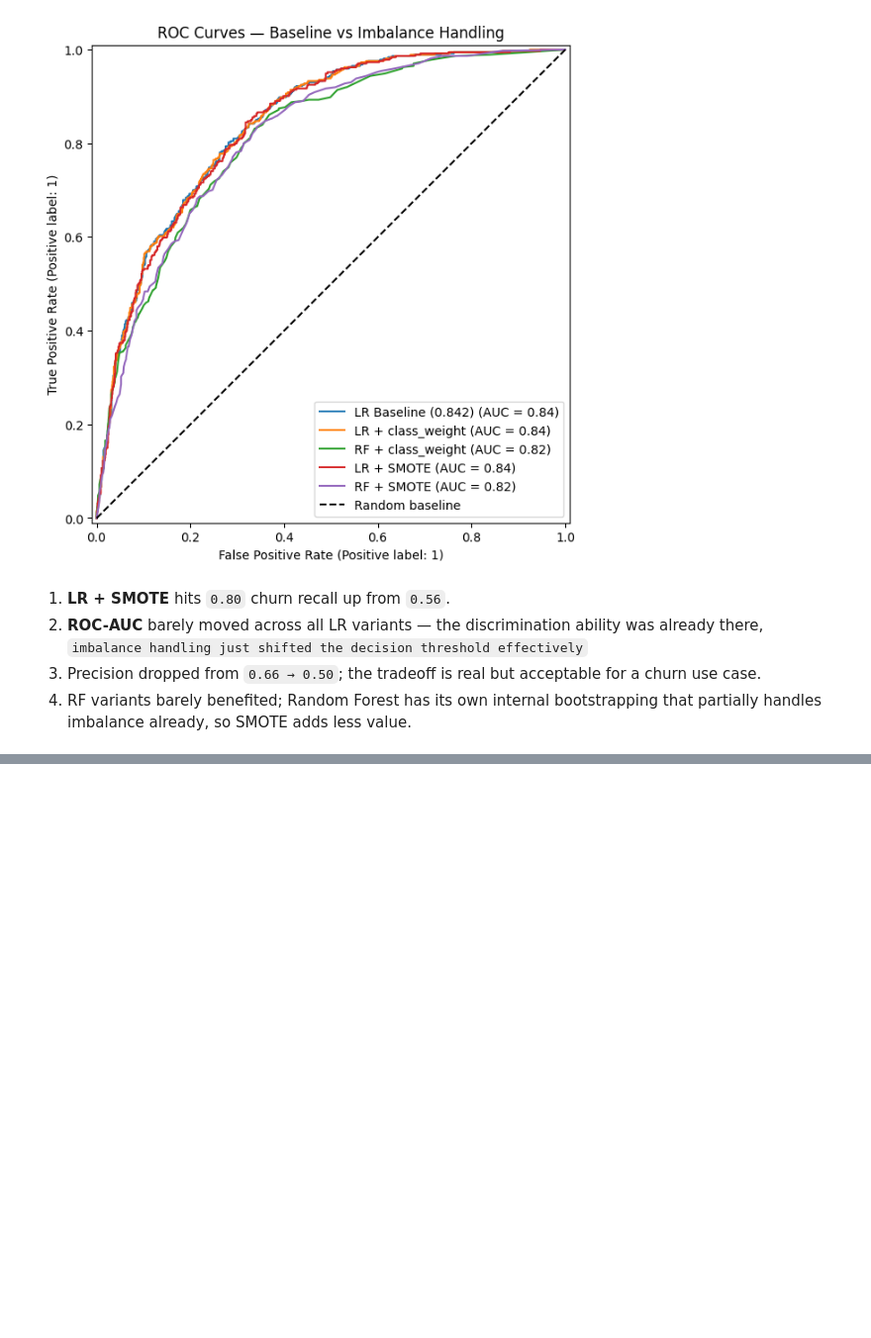
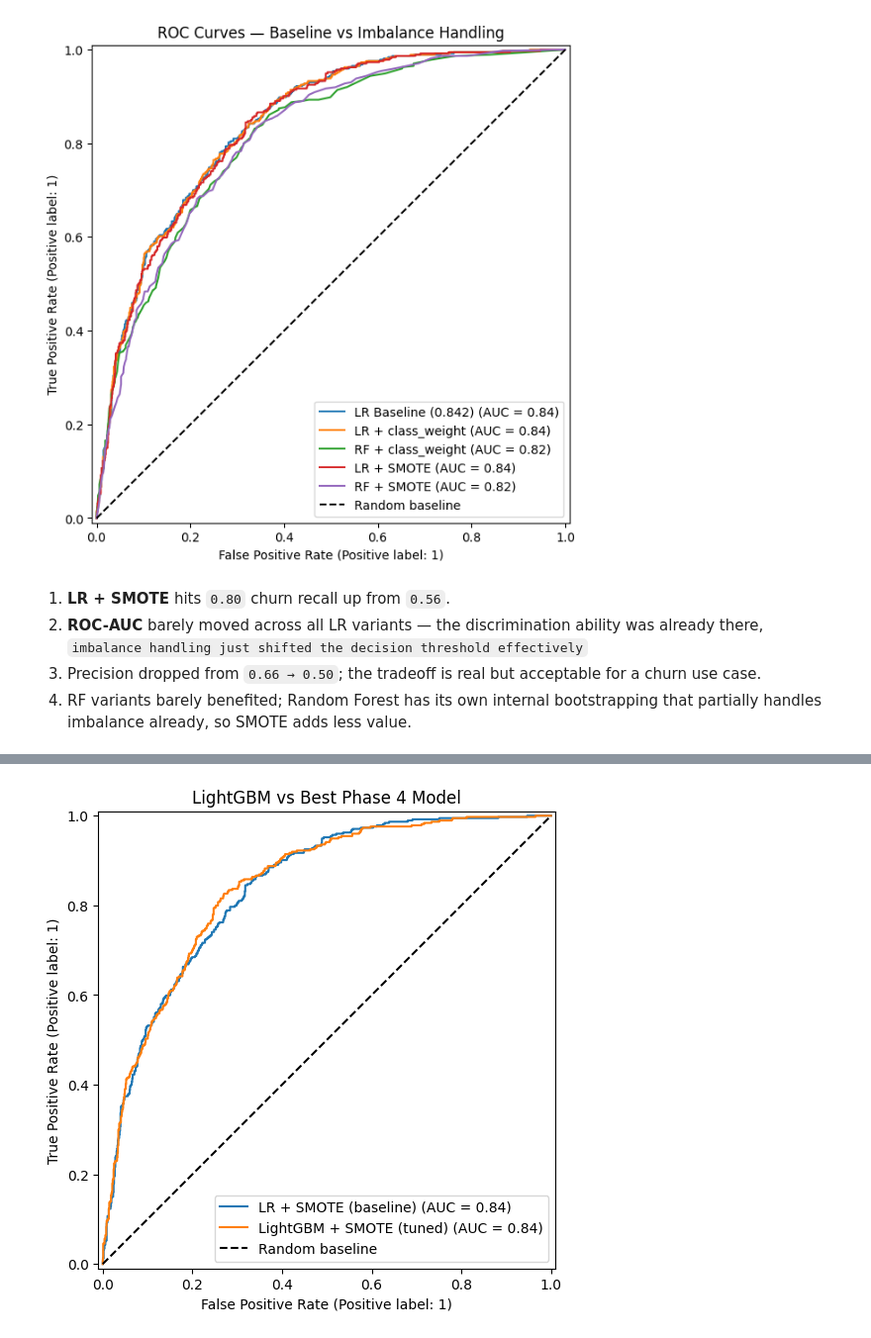
Before and after one commit to adityandandia/ml-from-scratch, a Jupyter notebook: Tabular ML/churn_eda.ipynb, the cells around one changed output, grey strips where cells are left out. Shown at 99% size. Saved outputs shown, nothing was run; the diff lists cells and outputs as text; code cells hidden in the pictures; blank space fills up the shorter version.

Commit message:
add Phase 5 LightGBM with RandomizedSearchCV tuning and feature importance

```diff
--- a/Tabular ML/churn_eda.ipynb
+++ b/Tabular ML/churn_eda.ipynb
@@ -4,7 +4,7 @@ import numpy as np
 import matplotlib.pyplot as plt
 import seaborn as sns
 # %%
-df = pd.read_csv("/content/WA_Fn-UseC_-Telco-Customer-Churn.csv")
+df = pd.read_csv("/content/drive/MyDrive/Datasets/WA_Fn-UseC_-Telco-Customer-Churn.csv")
 # %% [markdown]
 #**PHASE1**:Understanding the **DATA**
 # %%
@@ -478,0 +487,6 @@ plt.show()
+# %%
+lgbm_pipeline = ImbPipeline(steps=[
+    ('preprocessor', preprocesser),
+    ('smote', SMOTE(random_state=42)),
+    ('model', LGBMClassifier(random_state=42, verbose = -1))
+])
@@ -478,0 +527,10 @@ plt.show()
+# %%
+from sklearn.metrics import classification_report, roc_auc_score
+
+best_model = search.best_estimator_
+
+y_pred = best_model.predict(X_test)
+y_prob = best_model.predict_proba(X_test)[:,1]
+
+print(classification_report(y_test, y_pred, target_names=['No Churn', 'Churn']))
+print(f"ROC-AUC: {roc_auc_score(y_test, y_prob):.4f}")
@@ -478,0 +548,14 @@ plt.show()
+# %%
+from sklearn.metrics import RocCurveDisplay
+import matplotlib.pyplot as plt
+
+fig, ax = plt.subplots(figsize=(8, 6))
+
+RocCurveDisplay.from_estimator(lr_smote, X_test, y_test, ax=ax, name='LR + SMOTE (baseline)')
+RocCurveDisplay.from_estimator(best_model, X_test, y_test, ax=ax, name='LightGBM + SMOTE (tuned)')
+ax.plot([0, 1], [0, 1], 'k--', label='Random baseline')
+ax.set_title("LightGBM vs Best Phase 4 Model")
+plt.legend()
+plt.show()
+# %% [output]
+[figure, added]
```
Also changed, not shown: parts of 7 cells of this notebook, 1 other file.
